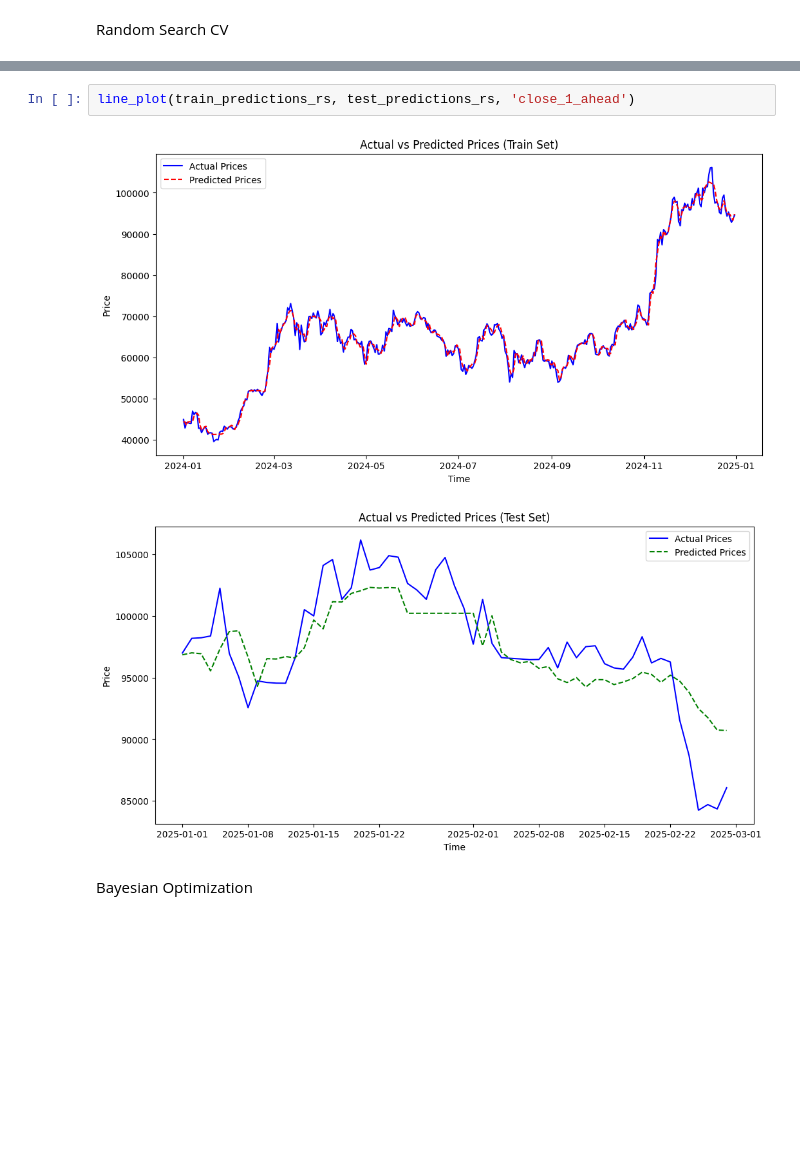
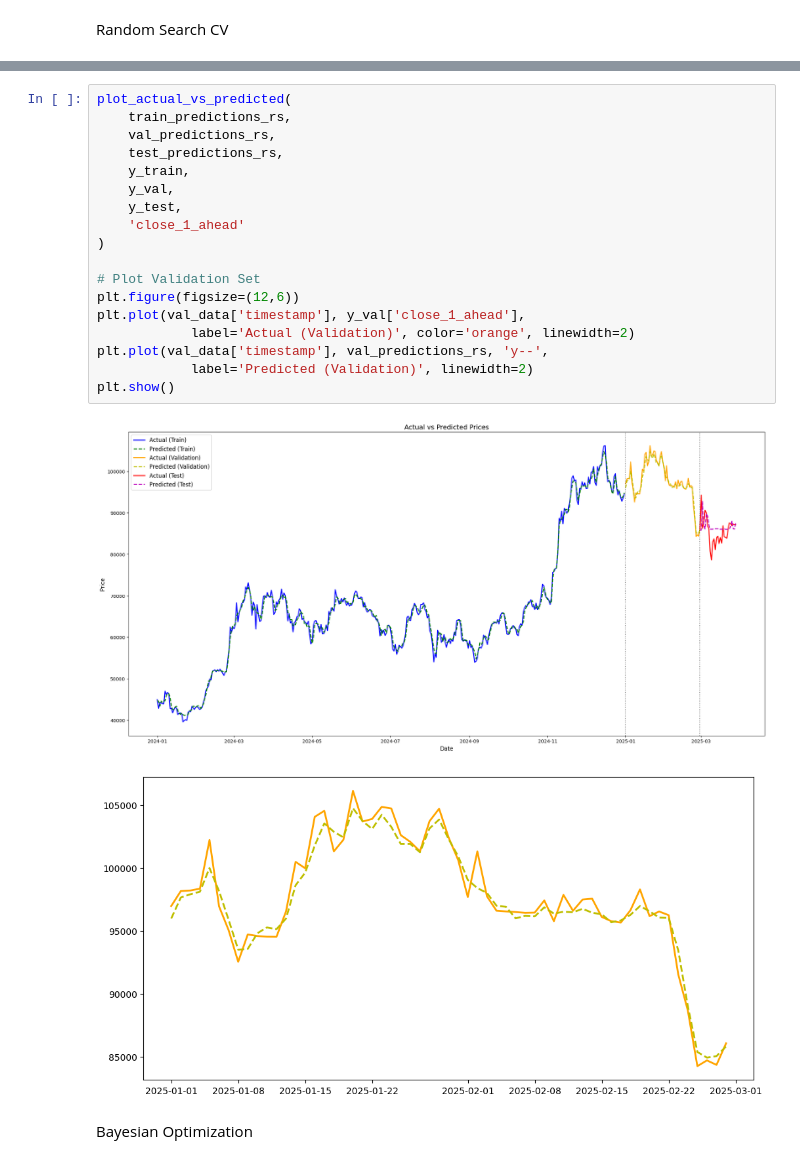
Before and after one commit to alyssa-tsh/CryptoMine, a Jupyter notebook: model.ipynb, the cells around one changed output, grey strips where cells are left out. Saved outputs shown, nothing was run; the diff lists cells and outputs as text; blank space fills up the shorter version.

```diff
--- a/model.ipynb
+++ b/model.ipynb
@@ -582,11 +595,27 @@ def residual_plot(val_pred, test_pred):
 #residual_plot()
 
 # def mse_plot(train_mse, test_mse)
-# %%
-line_plot(train_predictions_rs, test_predictions_rs, 'close_1_ahead')
-# %% [output]
-[figure, removed]
-[figure, removed]
+# %%
+plot_actual_vs_predicted(
+    train_predictions_rs,
+    val_predictions_rs,
+    test_predictions_rs,
+    y_train,
+    y_val,
+    y_test,
+    'close_1_ahead'
+)
+
+# Plot Validation Set
+plt.figure(figsize=(12,6))
+plt.plot(val_data['timestamp'], y_val['close_1_ahead'],
+            label='Actual (Validation)', color='orange', linewidth=2)
+plt.plot(val_data['timestamp'], val_predictions_rs, 'y--',
+            label='Predicted (Validation)', linewidth=2)
+plt.show()
+# %% [output]
+[figure, added]
+[figure, added]
 # %% [markdown]
 Bayesian Optimization
 # %%
```
Also changed, not shown: parts of 31 cells of this notebook.
